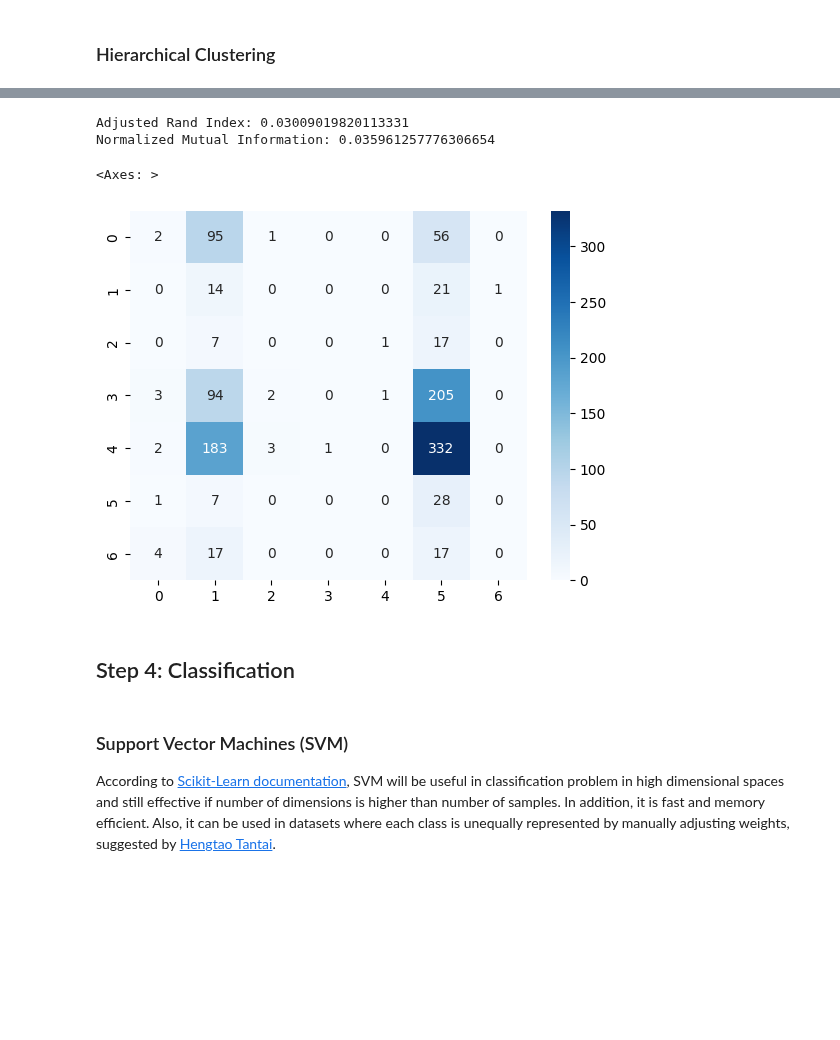
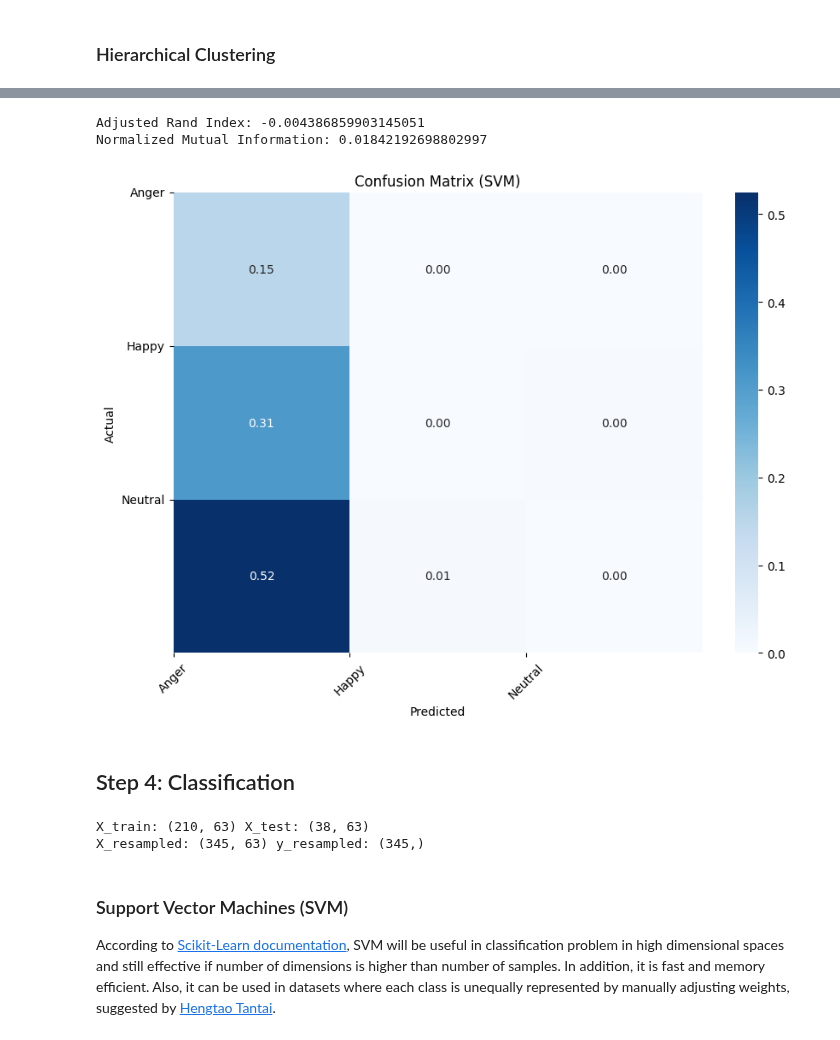
Before and after one commit to denskrlv/PosEmotion, a Jupyter notebook: posemotion.ipynb, the cells around one changed output, grey strips where cells are left out. Saved outputs shown, nothing was run; the diff lists cells and outputs as text; code cells hidden in the pictures; blank space fills up the shorter version.

```diff
--- a/posemotion.ipynb
+++ b/posemotion.ipynb
@@ -163,7 +165,8 @@ plm_rotated_df = pd.read_csv("assets/annotations/keypoints_plm_rotated.csv")
 plm_rotated_df_merged = pd.concat([initial_df, plm_rotated_df], axis=1)
 print("plm_rotated_df_merged shape:", plm_rotated_df_merged.shape)
 
-combined_df = pd.concat([plm_df_merged, plm_hflip_df_merged, plm_vflip_df_merged, plm_rotated_df_merged], axis=0).reset_index(drop=True)
+# combined_df = pd.concat([plm_df_merged, plm_hflip_df_merged, plm_vflip_df_merged, plm_rotated_df_merged], axis=0).reset_index(drop=True)
+combined_df = pd.concat([plm_df_merged], axis=0).reset_index(drop=True)
 print("combined_df shape:", combined_df.shape)
 # %% [output]
 initial_df shape: (8087, 9)
@@ -200,18 +181,18 @@ According to [Romero Moralis](https://openaccess.thecvf.com/content_CVPR_2019/ht
 According to [Wei Tang](https://www.mdpi.com/1424-8220/22/11/4245), frames in which body parts were occluded or lost were excluded from further analysis, because the skeletons in these frames could not be detected correctly using the current 2D pose estimation algorithm. The necessary body parts will be determined as torso, left and right hands. The position of head and legs will be ommited.
 # %%
 # Remove all columns that represent legs
-columns_drop = combined_df.columns[combined_df.columns.get_loc('right_hip_Y')+1:]
+columns_drop = combined_df.columns[combined_df.columns.get_loc('right_hip_Z')+1:]
 cleaned_df = combined_df.drop(columns=columns_drop)
 
 # Remove rows that have NaN values in all necessary body parts
-body_parts = cleaned_df.columns[cleaned_df.columns.get_loc('right_ear_Y')+1:]
+body_parts = cleaned_df.columns[cleaned_df.columns.get_loc('right_ear_Z')+1:]
 cleaned_df = cleaned_df.dropna(subset=body_parts, how='any')
 cleaned_df = cleaned_df.reset_index(drop=True)
 
 # For now, later will be changed to "all" and only for eyes and nose
-cleaned_df = cleaned_df.dropna(subset=["nose_X", "nose_Y", "left_eye_X", "left_eye_Y",
-                                       "right_eye_X", "right_eye_Y", "left_ear_X", "left_ear_Y",
-                                       "right_ear_X", "right_ear_Y"], how='any')
+cleaned_df = cleaned_df.dropna(subset=["nose_X", "nose_Y", "nose_Z", "left_eye_X", "left_eye_Y", "left_eye_Z",
+                                       "right_eye_X", "right_eye_Y", "right_eye_Z", "left_ear_X", "left_ear_Y",
+                                       "left_ear_Z", "right_ear_X", "right_ear_Y", "right_ear_Z"], how='any')
 cleaned_df = cleaned_df.reset_index(drop=True)
 print("cleaned_df shape:", cleaned_df.shape)
 # %% [output]
@@ -346,0 +298,8 @@ balanced_features_df.head()
+# %%
+label_counts = features_df['Label'].value_counts()
+print(label_counts)
+
+labels_to_remove = ["Sad", "Surprise", "Disgust", "Fear"]
+features_df = features_df[~features_df['Label'].isin(labels_to_remove)]
+label_counts = features_df['Label'].value_counts()
+print(label_counts)
@@ -366,12 +338,13 @@ plot_label_counts(balanced_features_df["Label"], title="Balanced Label Counts")
 ### Hierarchical Clustering
 # %%
 scaler = StandardScaler()
+smote = SMOTE(random_state=42)
 
 data = features_df.drop(columns=['Label'])
-data = data.fillna(data.mean())
+# data = data.fillna(data.mean())
 scaled_data = scaler.fit_transform(data)
 
-cluster = AgglomerativeClustering(n_clusters=7, metric='euclidean', linkage='average')
+cluster = AgglomerativeClustering(n_clusters=3, metric='euclidean', linkage='average')
 cluster_labels = cluster.fit_predict(scaled_data)
 
 data['Cluster'] = cluster_labels
@@ -393,24 +374,52 @@ Davies-Bouldin Index: 0.7301225085023254
 # %%
-# Assuming features_df['Emotion'] contains the pre-defined clusters
 label_encoder = LabelEncoder()
 true_labels = label_encoder.fit_transform(features_df['Label'])
 
-# Now, you can compare true_labels with cluster_labels
 ari = metrics.adjusted_rand_score(true_labels, cluster_labels)
 nmi = metrics.normalized_mutual_info_score(true_labels, cluster_labels)
 
 print(f'Adjusted Rand Index: {ari}')
 print(f'Normalized Mutual Information: {nmi}')
 
 cm = confusion_matrix(true_labels, cluster_labels)
-sns.heatmap(cm, annot=True, fmt='d', cmap='Blues')
+cm_normalized = cm.astype('float') / cm.sum()
+
+plt.figure(figsize=(10,7))
+sns.heatmap(cm_normalized, annot=True, fmt=".2f", cmap="Blues")
+plt.ylabel('Actual')
+plt.xlabel('Predicted')
+plt.title('Confusion Matrix (SVM)')
+plt.xticks(ticks=np.arange(3), labels=label_encoder.classes_, rotation=45)
+plt.yticks(ticks=np.arange(3), labels=label_encoder.classes_, rotation=0)
+plt.show()
 # %% [output]
-Adjusted Rand Index: 0.03009019820113331
-Normalized Mutual Information: 0.035961257776306654
+Adjusted Rand Index: -0.004386859903145051
+Normalized Mutual Information: 0.01842192698802997
-<Axes: >
-[figure, old version]
+[figure, new version]
 # %% [markdown]
 ## Step 4: Classification
+# %%
+RANDOM_STATE = 42
+NUM_CLASSES = 3
+TEST_SIZE = 0.15
+
+scaler = StandardScaler()
+label_encoder = LabelEncoder()
+
+X = features_df.drop(['Label'], axis=1)
+y = features_df['Label']
+X_scaled = scaler.fit_transform(X)
+labels = label_encoder.fit_transform(y)
+
+X_train, X_test, y_train, y_test = train_test_split(X_scaled, labels, test_size=TEST_SIZE, random_state=RANDOM_STATE)
+print("X_train:", X_train.shape, "X_test:", X_test.shape)
+
+smote = SMOTE(random_state=RANDOM_STATE)
+X_resampled, y_resampled = smote.fit_resample(X_train, y_train)
+print("X_resampled:", X_resampled.shape, "y_resampled:", y_resampled.shape)
+# %% [output]
+X_train: (210, 63) X_test: (38, 63)
+X_resampled: (345, 63) y_resampled: (345,)
 # %% [markdown]
 ### Support Vector Machines (SVM)
 
```
Also changed, not shown: parts of 23 cells of this notebook, 5 other files.
